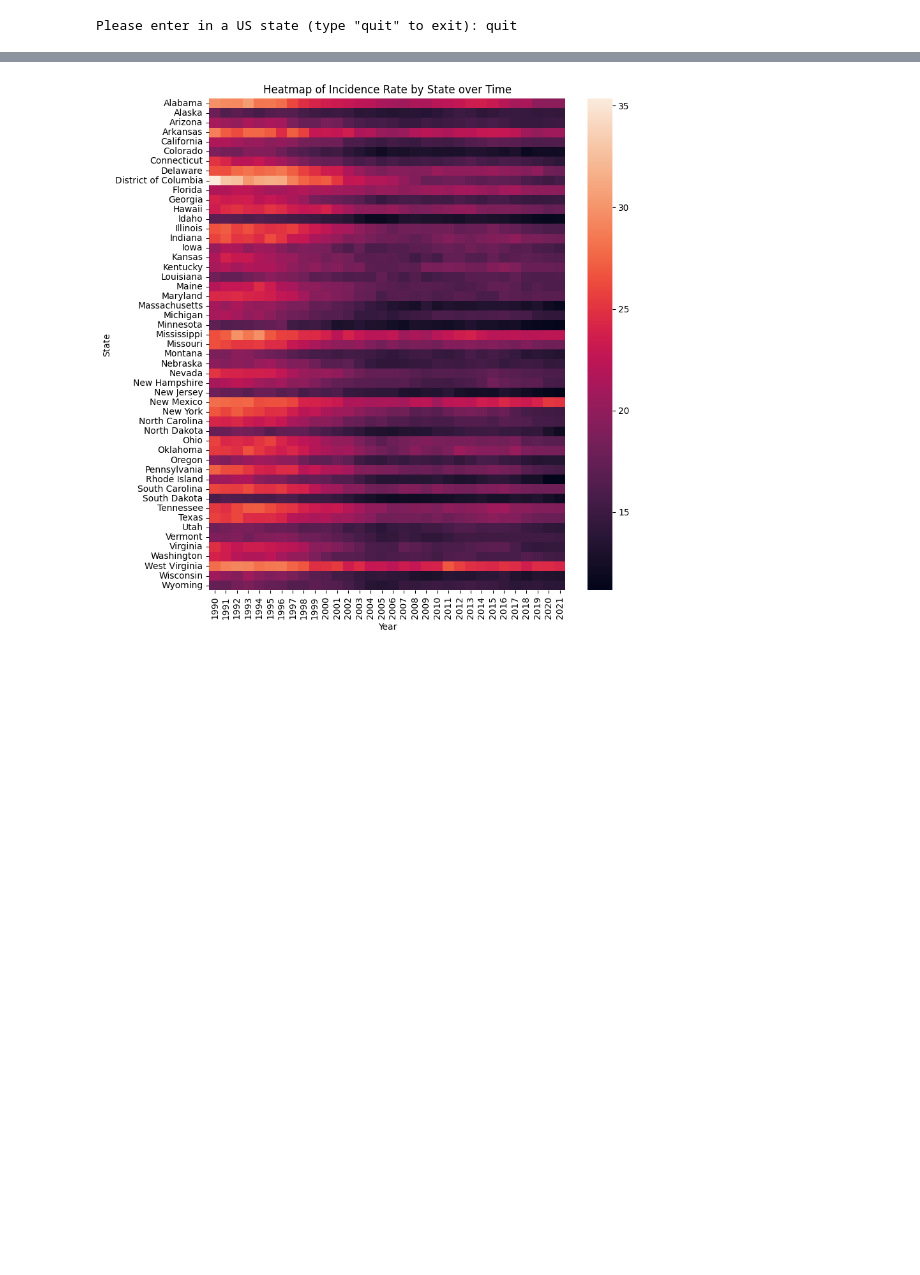
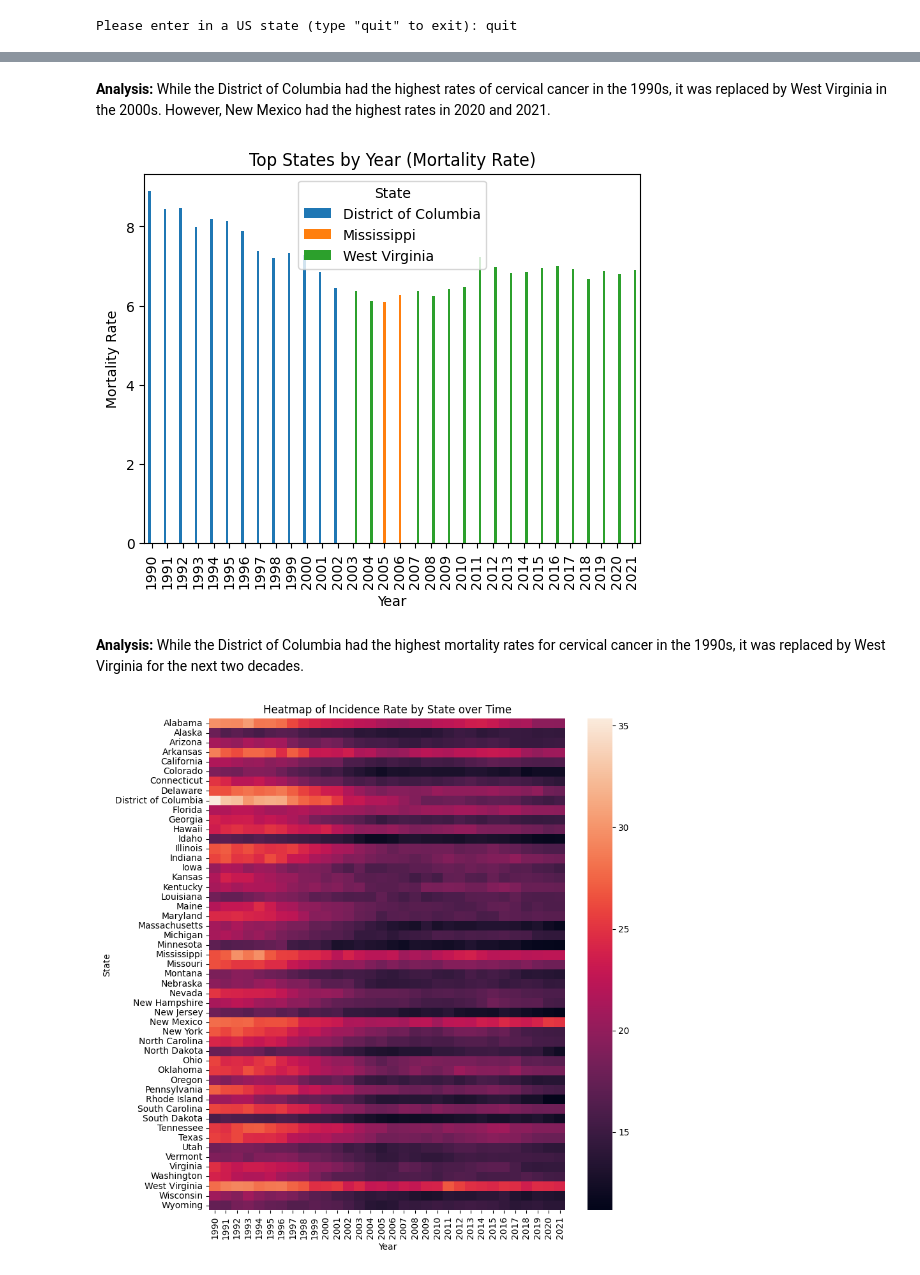
Before and after one commit to maya-papaya/ads1-cervical-cancer-analysis, a Jupyter notebook: Analysis, Exploration, & Visualization (4).ipynb, the cells around one changed output, grey strips where cells are left out. Drawn from its saved outputs; the diff is of its cells as text; code cells hidden in the pictures; blank space fills up the shorter version.

```diff
--- a/Analysis, Exploration, & Visualization (4).ipynb
+++ b/Analysis, Exploration, & Visualization (4).ipynb
@@ -117,4 +120,25 @@ plt.show()
 [figure]
+# %% [markdown]
+**Analysis:** While the District of Columbia had the highest rates of cervical cancer in the 1990s, it was replaced by West Virginia in the 2000s. However, New Mexico had the highest rates in 2020 and 2021.
+# %%
+# STATE WITH HIGHEST MORTALITY RATE BY YEAR
+query = "SELECT state, year, mort_rate FROM data GROUP BY year, state ORDER BY state DESC;"
+state_mort_rates = pd.read_sql(query, con)
+top_state_by_year = state_mort_rates.loc[state_mort_rates.groupby('year')["mort_rate"].idxmax()]
+pd.pivot_table(top_state_by_year,
+                  values="mort_rate",
+                  index="year",
+                  columns="state",
+                  aggfunc=sum).plot.bar()
+plt.title("Top States by Year (Mortality Rate)")
+plt.xlabel("Year")
+plt.ylabel("Mortality Rate")
+plt.legend(title='State')
+plt.show()
+# %% [output]
+[figure, added]
+# %% [markdown]
+**Analysis:** While the District of Columbia had the highest mortality rates for cervical cancer in the 1990s, it was replaced by West Virginia for the next two decades.
 # %%
 # INCIDENCE RATE BY STATE OVER TIME
 query = "SELECT state, year, inc_rate FROM data ORDER BY year ASC;"
```
Also changed, not shown: parts of 11 cells of this notebook.
